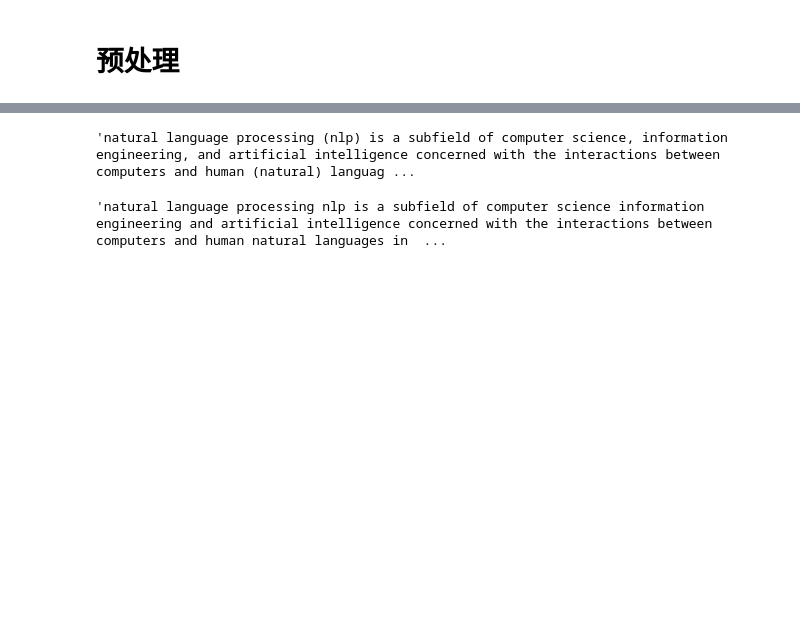
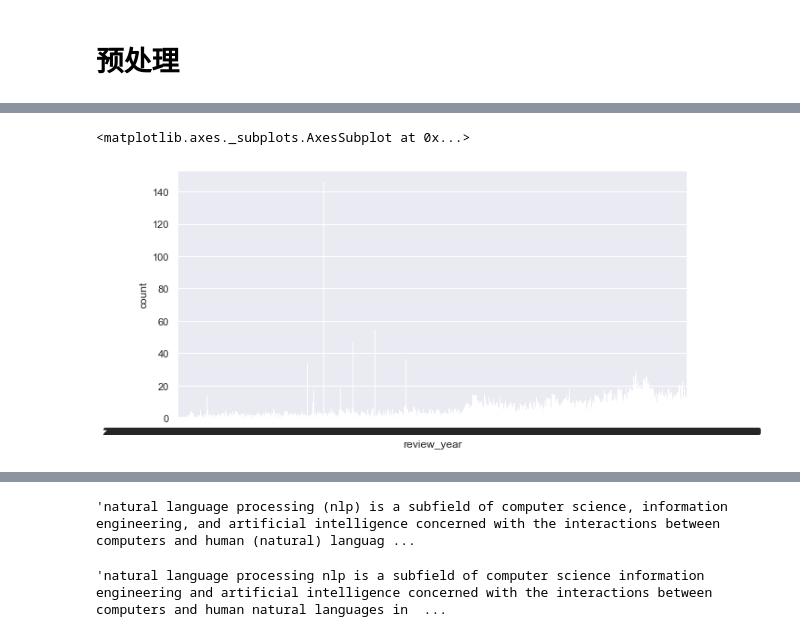
Before and after one commit to Armstrong2015/tools, a Jupyter notebook: shumo/methods.ipynb, the cells around one changed output, grey strips where cells are left out. Cells and saved outputs as stored; diff of their text form; code cells hidden in the pictures; blank space fills up the shorter version.

```diff
--- a/shumo/methods.ipynb
+++ b/shumo/methods.ipynb
@@ -14,0 +14,3 @@ Populating the interactive namespace from numpy and matplotlib
+# %%
+df = pd.read_csv("D:/anydata/data/hair_dryer.tsv", sep='\t') # 读取tsv格式数据
+df.head()#显示前5行
@@ -14,0 +24,13 @@ Populating the interactive namespace from numpy and matplotlib
+# %%
+df.review_date = pd.to_datetime(df.review_date)
+# %%
+df.sort_values("review_date",inplace=True)
+# %%
+df['review_year'] = df.review_date = pd.to_datetime(df.review_date)
+df.sort_values("review_year",inplace=True)
+# 销量
+plt.figure(figsize=(10,5))
+sns.countplot(x="review_year", data=df)
+# %% [output]
+<matplotlib.axes._subplots.AxesSubplot at 0x...>
+[figure, added]
```
Also changed, not shown: parts of 4 cells of this notebook, 16 other files.
